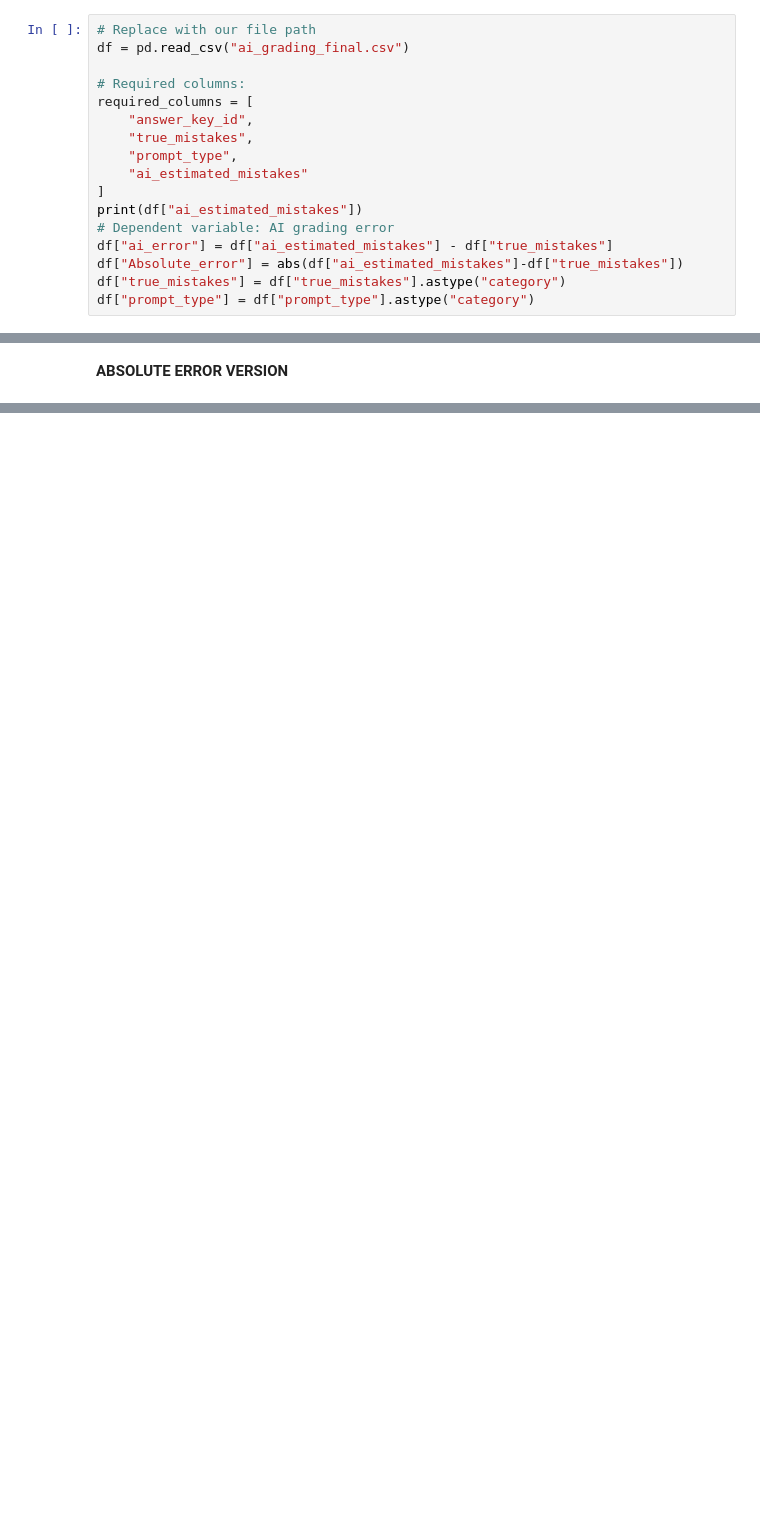
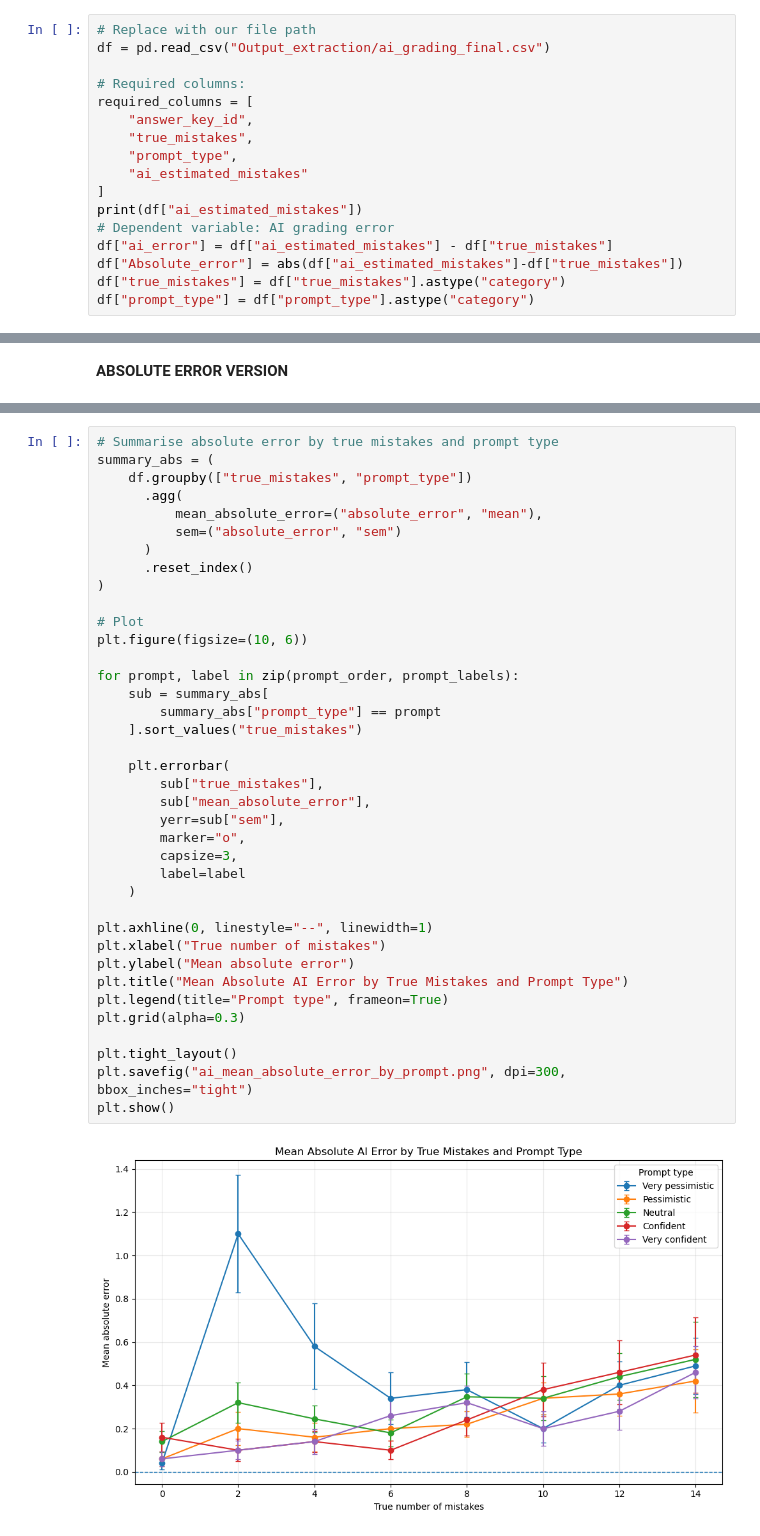
Before and after one commit to nebsen123/Prompt-bias-in-AI-grading, a Jupyter notebook: AI-Grader-ANOVA.ipynb, the cells around one changed output, grey strips where cells are left out. Drawn from its saved outputs; the diff is of its cells as text; blank space fills up the shorter version.

```diff
--- a/AI-Grader-ANOVA.ipynb
+++ b/AI-Grader-ANOVA.ipynb
@@ -8,7 +8,7 @@ import numpy as np
 **Loading of data**
 # %%
 # Replace with our file path
-df = pd.read_csv("ai_grading_final.csv")
+df = pd.read_csv("Output_extraction/ai_grading_final.csv")
 
 # Required columns:
 required_columns = [
@@ -517,0 +472,40 @@ C(prompt_type)[T.very_pessimistic]:true_mistake...      0.003    0.002
+# %%
+# Summarise absolute error by true mistakes and prompt type
+summary_abs = (
+    df.groupby(["true_mistakes", "prompt_type"])
+      .agg(
+          mean_absolute_error=("absolute_error", "mean"),
+          sem=("absolute_error", "sem")
+      )
+      .reset_index()
+)
+
+# Plot
+plt.figure(figsize=(10, 6))
+
+for prompt, label in zip(prompt_order, prompt_labels):
+    sub = summary_abs[
+        summary_abs["prompt_type"] == prompt
+    ].sort_values("true_mistakes")
+
+    plt.errorbar(
+        sub["true_mistakes"],
+        sub["mean_absolute_error"],
+        yerr=sub["sem"],
+        marker="o",
+        capsize=3,
+        label=label
+    )
+
+plt.axhline(0, linestyle="--", linewidth=1)
+plt.xlabel("True number of mistakes")
+plt.ylabel("Mean absolute error")
+plt.title("Mean Absolute AI Error by True Mistakes and Prompt Type")
+plt.legend(title="Prompt type", frameon=True)
+plt.grid(alpha=0.3)
+
+plt.tight_layout()
+plt.savefig("ai_mean_absolute_error_by_prompt.png", dpi=300, bbox_inches="tight")
+plt.show()
+# %% [output]
+[figure, added]
```
Also changed, not shown: parts of 12 cells of this notebook.
